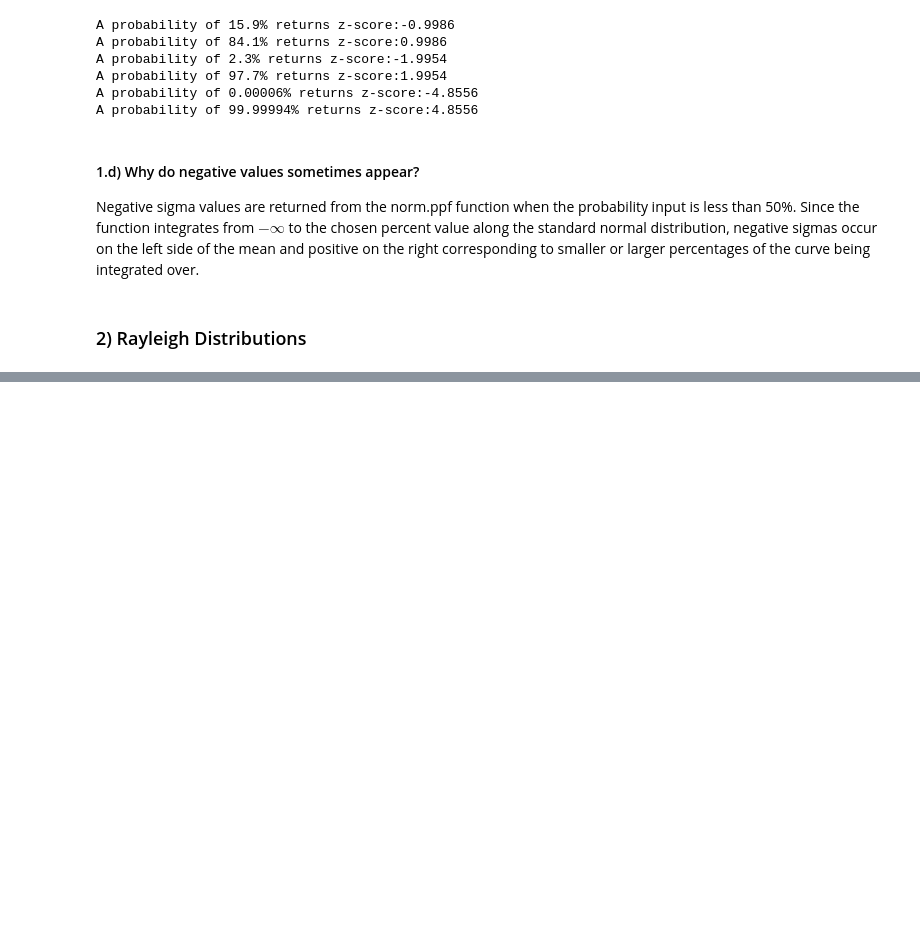
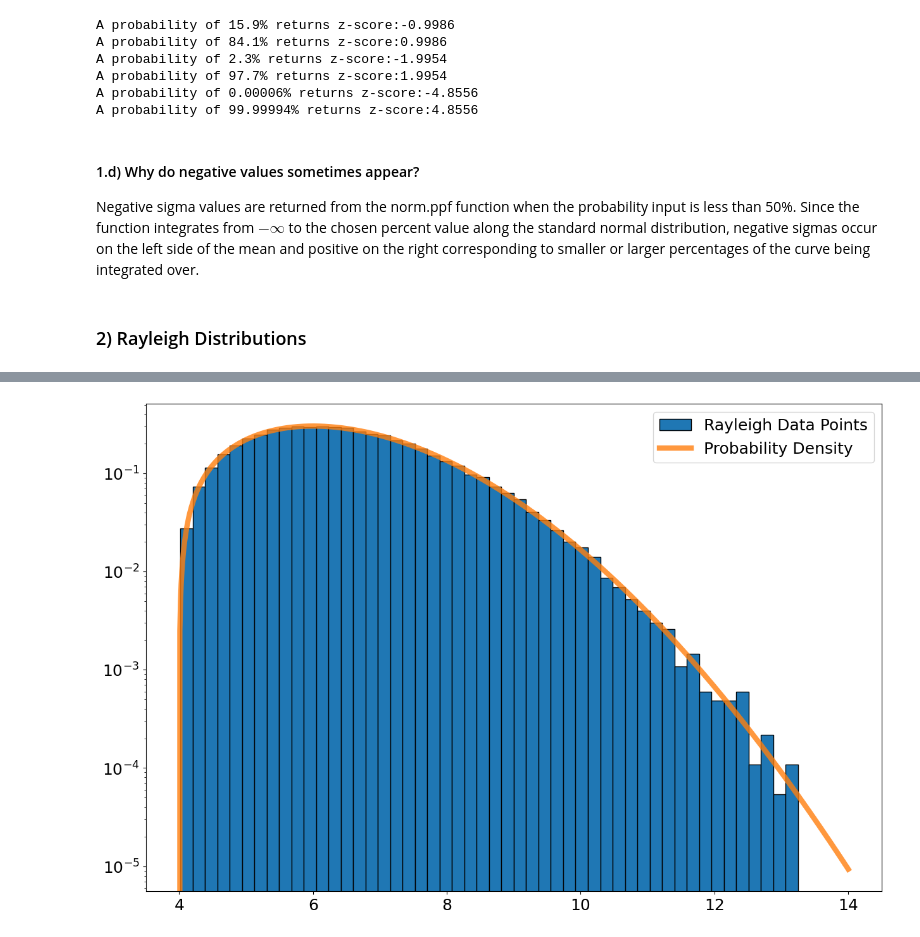
Before and after one commit to tarias16/Phys-434-Big-Data, a Jupyter notebook: Lab_1.ipynb, the cells around one changed output, grey strips where cells are left out. Saved outputs shown, nothing was run; the diff lists cells and outputs as text; code cells hidden in the pictures; blank space fills up the shorter version.

```diff
--- a/Lab_1.ipynb
+++ b/Lab_1.ipynb
@@ -42,0 +79,13 @@ Negative sigma values are returned from the norm.ppf function when the probabili
+# %%
+# Reimplements the pdf function in semi-log scale
+fig, ax = plt.subplots()
+ax.hist(datapoints, 50, density = True, edgecolor = 'black', label = 'Rayleigh Data Points')
+plt.tick_params(labelsize = 18)
+plt.yscale('log')
+# Select 1000 values of x for the pdf to create smooth curve
+x = np.linspace(4,14, 1000)
+ax.plot(x, stats.rayleigh.pdf(x, loc = 4, scale = 2), linewidth = 6, alpha = 0.8, label = 'Probability Density')
+plt.legend(loc = 0, fontsize = 18)
+plt.show()
+# %% [output]
+[figure, added]
```
Also changed, not shown: parts of 14 cells of this notebook.
